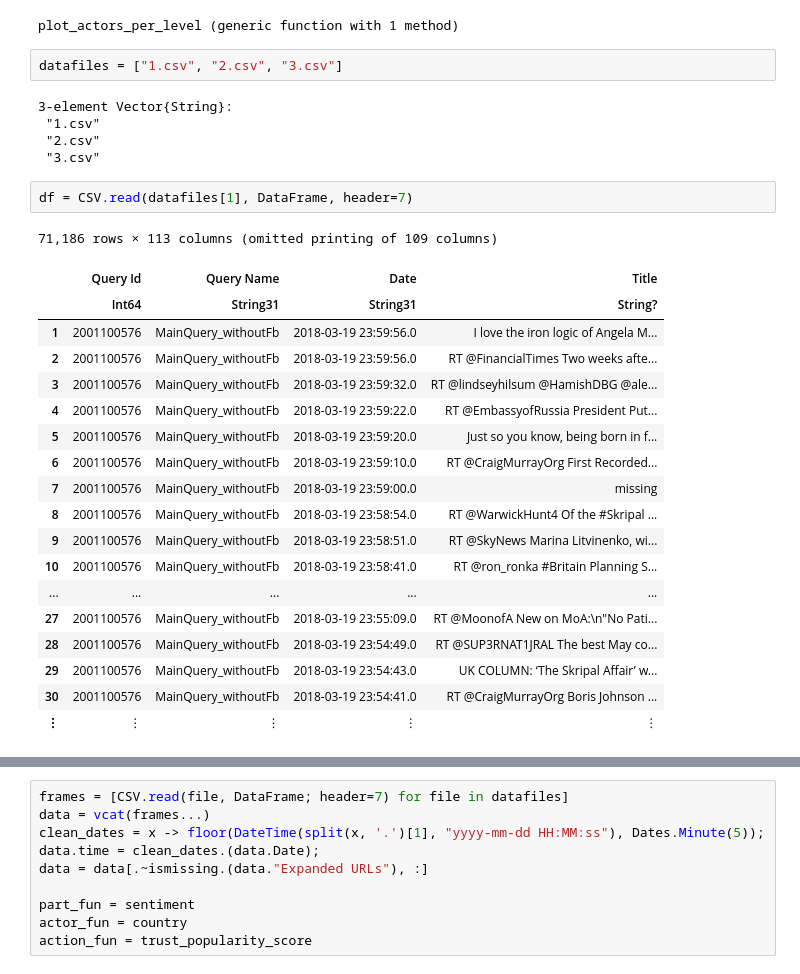
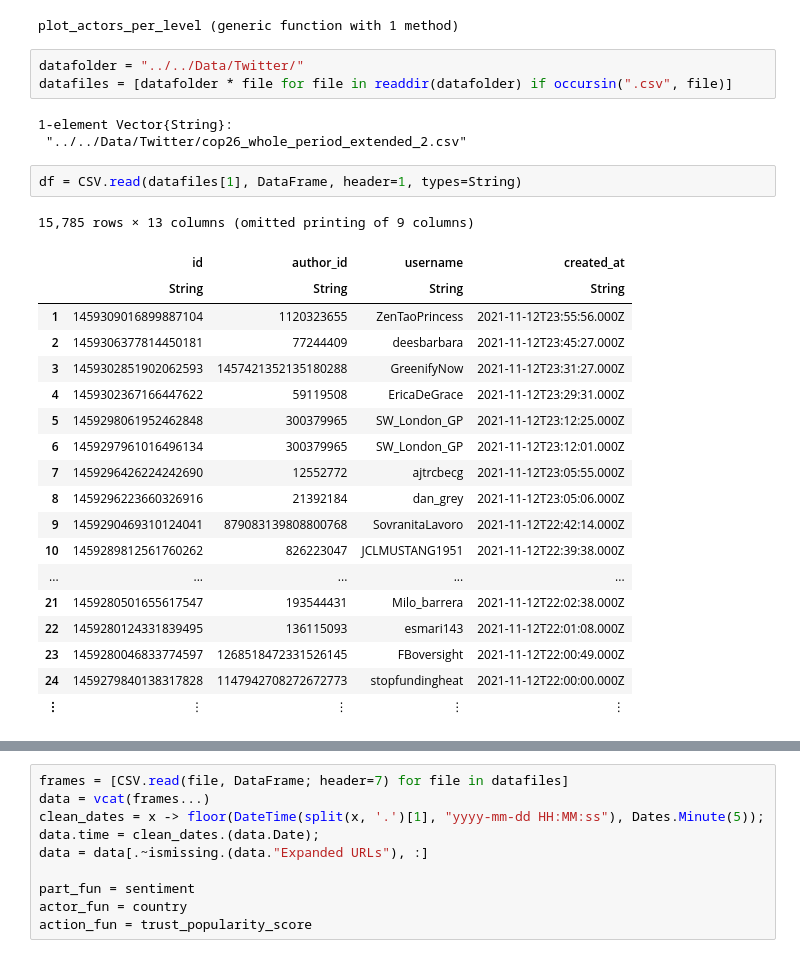
Before and after one commit to Cyrilvallez/Measuring-Influence-Twitter, a Jupyter notebook: Julia/SensorTest/AnalystTool.ipynb, the cells around one changed output, grey strips where cells are left out. Drawn from its saved outputs; the diff is of its cells as text.

```diff
--- a/Julia/SensorTest/AnalystTool.ipynb
+++ b/Julia/SensorTest/AnalystTool.ipynb
@@ -10,32 +10,31 @@ include("../tool_helper.jl")
 include("../visualizations.jl")
 # %% [output]
 plot_actors_per_level (generic function with 1 method)
-# %%
-datafiles = ["1.csv", "2.csv", "3.csv"]
-# %% [output]
-3-element Vector{String}:
- "1.csv"
- "2.csv"
- "3.csv"
+# %%
+datafolder = "../../Data/Twitter/"
+datafiles = [datafolder * file for file in readdir(datafolder) if occursin(".csv", file)]
+# %% [output]
+1-element Vector{String}:
+ "../../Data/Twitter/cop26_whole_period_extended_2.csv"
 # %%
-df = CSV.read(datafiles[1], DataFrame, header=7)
+df = CSV.read(datafiles[1], DataFrame, header=1, types=String)
 # %% [output]
-71,186 rows × 113 columns (omitted printing of 109 columns)
+15,785 rows × 13 columns (omitted printing of 9 columns)
-|  | Query Id | Query Name | Date | Title |
-|  | Int64 | String31 | String31 | String? |
-| 1 | 2001100576 | MainQuery_withoutFb | 2018-03-19 23:59:56.0 | I love the iron logic of Angela M... |
-| 2 | 2001100576 | MainQuery_withoutFb | 2018-03-19 23:59:56.0 | RT @FinancialTimes Two weeks afte... |
-| 3 | 2001100576 | MainQuery_withoutFb | 2018-03-19 23:59:32.0 | RT @lindseyhilsum @HamishDBG @ale... |
-| 4 | 2001100576 | MainQuery_withoutFb | 2018-03-19 23:59:22.0 | RT @EmbassyofRussia President Put... |
-| 5 | 2001100576 | MainQuery_withoutFb | 2018-03-19 23:59:20.0 | Just so you know, being born in f... |
-| 6 | 2001100576 | MainQuery_withoutFb | 2018-03-19 23:59:10.0 | RT @CraigMurrayOrg First Recorded... |
-| 7 | 2001100576 | MainQuery_withoutFb | 2018-03-19 23:59:00.0 | missing |
-| 8 | 2001100576 | MainQuery_withoutFb | 2018-03-19 23:58:54.0 | RT @WarwickHunt4 Of the #Skripal ... |
-| 9 | 2001100576 | MainQuery_withoutFb | 2018-03-19 23:58:51.0 | RT @SkyNews Marina Litvinenko, wi... |
-| 10 | 2001100576 | MainQuery_withoutFb | 2018-03-19 23:58:41.0 | RT @ron_ronka #Britain Planning S... |
+|  | id | author_id | username | created_at |
+|  | String | String | String | String |
+| 1 | 1459309016899887104 | 1120323655 | ZenTaoPrincess | 2021-11-12T23:55:56.000Z |
+| 2 | 1459306377814450181 | 77244409 | deesbarbara | 2021-11-12T23:45:27.000Z |
+| 3 | 1459302851902062593 | 1457421352135180288 | GreenifyNow | 2021-11-12T23:31:27.000Z |
+| 4 | 1459302367166447622 | 59119508 | EricaDeGrace | 2021-11-12T23:29:31.000Z |
+| 5 | 1459298061952462848 | 300379965 | SW_London_GP | 2021-11-12T23:12:25.000Z |
+| 6 | 1459297961016496134 | 300379965 | SW_London_GP | 2021-11-12T23:12:01.000Z |
+| 7 | 1459296426224242690 | 12552772 | ajtrcbecg | 2021-11-12T23:05:55.000Z |
+| 8 | 1459296223660326916 | 21392184 | dan_grey | 2021-11-12T23:05:06.000Z |
+| 9 | 1459290469310124041 | 879083139808800768 | SovranitaLavoro | 2021-11-12T22:42:14.000Z |
+| 10 | 1459289812561760262 | 826223047 | JCLMUSTANG1951 | 2021-11-12T22:39:38.000Z |
 | ... | ... | ... | ... | ... |
-| 27 | 2001100576 | MainQuery_withoutFb | 2018-03-19 23:55:09.0 | RT @MoonofA New on MoA:\n"No Pati... |
-| 28 | 2001100576 | MainQuery_withoutFb | 2018-03-19 23:54:49.0 | RT @SUP3RNAT1JRAL The best May co... |
-| 29 | 2001100576 | MainQuery_withoutFb | 2018-03-19 23:54:43.0 | UK COLUMN: ‘The Skripal Affair’ w... |
-| 30 | 2001100576 | MainQuery_withoutFb | 2018-03-19 23:54:41.0 | RT @CraigMurrayOrg Boris Johnson ... |
+| 21 | 1459280501655617547 | 193544431 | Milo_barrera | 2021-11-12T22:02:38.000Z |
+| 22 | 1459280124331839495 | 136115093 | esmari143 | 2021-11-12T22:01:08.000Z |
+| 23 | 1459280046833774597 | 1268518472331526145 | FBoversight | 2021-11-12T22:00:49.000Z |
+| 24 | 1459279840138317828 | 1147942708272672773 | stopfundingheat | 2021-11-12T22:00:00.000Z |
 | ⋮ | ⋮ | ⋮ | ⋮ | ⋮ |
```
Also changed, not shown: parts of 5 cells of this notebook, 5 other files.
